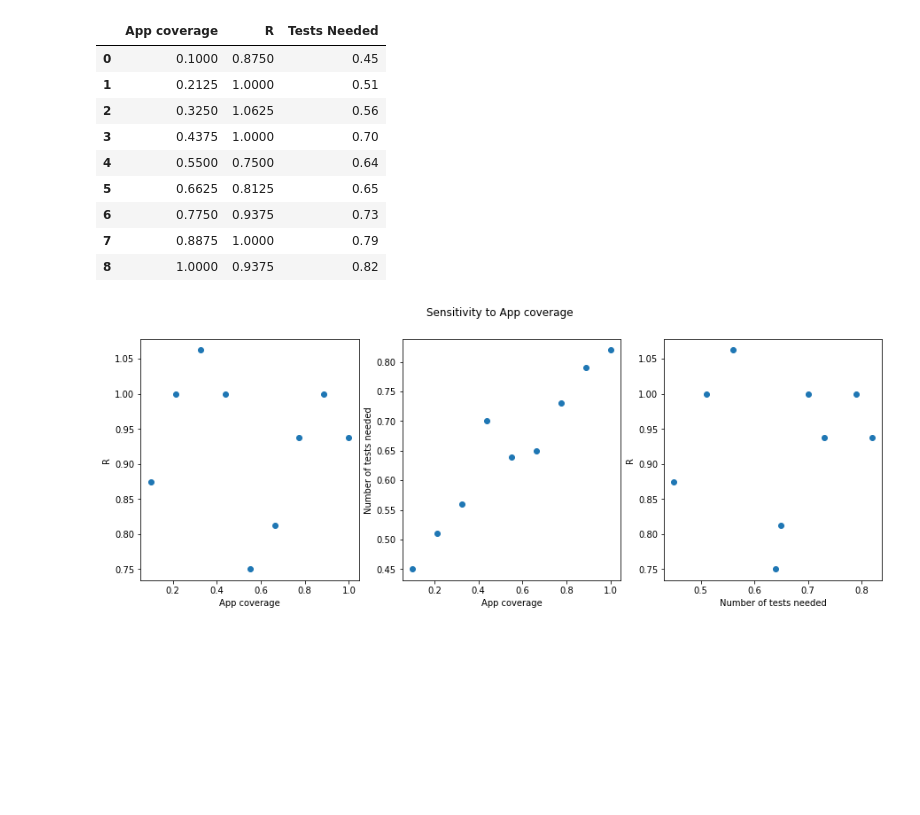
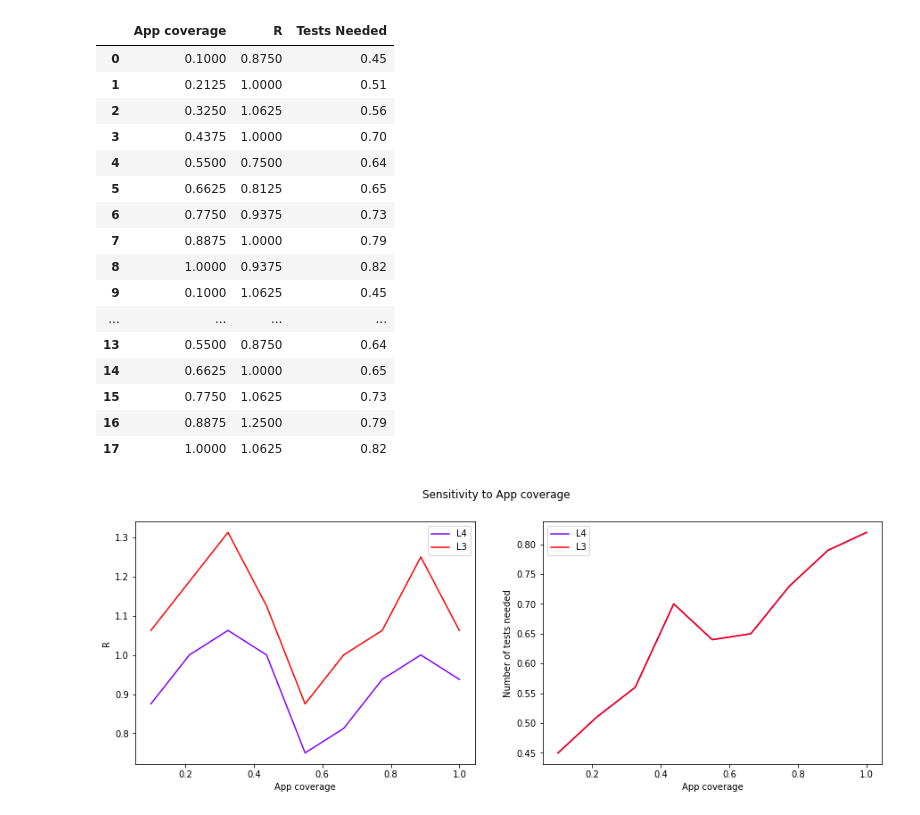
Before and after one commit to rs-delve/tti-explorer, a Jupyter notebook: plots.ipynb, the cells around one changed output. Cells and saved outputs as stored; diff of their text form; code cells hidden in the pictures; blank space fills up the shorter version.

```diff
--- a/plots.ipynb
+++ b/plots.ipynb
@@ -7,91 +10,96 @@ import json
 # %%
-output_folder = "tmp_output"
-scenarios = next(os.walk(output_folder))[1]
+# output_folder = "tmp_output"
+output_folder = "/mnt/d/Projects/covid-19/sensitivity"
+all_scenarios = next(os.walk(output_folder))[1]
 # %%
-def get_param_data(param, scenario, output_folder):
-    scenarios = next(os.walk(output_folder))[1]
-    config_count = len(glob.glob(f'{output_folder}/{scenario}/*.json'))
+def get_param_data(param, scenarios, output_folder):
+    config_count = len(glob.glob(f'{output_folder}/{scenarios[0]}/*.json'))
 
     df_list = []
 
-    for i in range(config_count):
-        config_path = f'{output_folder}/{scenario}/config_{i}.json'
-        run_path = f'{output_folder}/{scenario}/run_{i}.csv'
+    for scenario in scenarios:
+        for i in range(config_count):
+            config_path = f'{output_folder}/{scenario}/config_{i}.json'
+            run_path = f'{output_folder}/{scenario}/run_{i}.csv'
 
-        with open(config_path) as config_file:
-            run_config = json.load(config_file)
+            with open(config_path) as config_file:
+                run_config = json.load(config_file)
 
-        if run_config['sensitivity_target'] == param:
-            df = pd.read_csv(run_path, index_col=None, header=0)
-            df['Strategy'] = scenario
-            df[param] = run_config['config'][param]
-            df_list.append(df)
+            if run_config['sensitivity_target'] == param:
+                df = pd.read_csv(run_path, index_col=None, header=0)
+                df['Strategy'] = scenario
+                df[param] = run_config['config'][param]
+                df_list.append(df)
 
     return pd.concat(df_list, axis=0, ignore_index=True)
 
 
 
-def plots_for_param(param, df, param_label=None, plot_pareto=False, save_as=None):
+def plots_for_param(param, df, scenarios, param_label=None, plot_tests=True, save_as=None):
     if param_label is None:
         param_label = param
 
-    if plot_pareto:
-        plot_count = 3
-    else:
-        plot_count = 2
+
+    colors = cm.rainbow(np.linspace(0, 1, len(scenarios)))
 
     fig = plt.figure(figsize=(15, 5))
 
-    plt.subplot(1, plot_count, 1)
-    plt.scatter(df[param], df['Reduced R']);
+    plt.subplot(1, 2, 1)
+    for i, scenario in enumerate(scenarios):
+        plt.plot(df[df['Strategy']==scenario][param], df[df['Strategy']==scenario]['Reduced R'], c=colors[i], label=scenario);
     plt.xlabel(param_label);
     plt.ylabel('R');
+    plt.legend()
 
-    plt.subplot(1, plot_count, 2)
-    plt.scatter(df[param], df['Tests Needed']);
+    plt.subplot(1, 2, 2)
+    for i, scenario in enumerate(scenarios):
+        plt.plot(df[df['Strategy']==scenario][param], df[df['Strategy']==scenario]['Tests Needed'], c=colors[i], label=scenario);
     plt.xlabel(param_label);
     plt.ylabel('Number of tests needed');
-
-    if plot_pareto:
-        plt.subplot(1, plot_count, 3)
-        plt.scatter(df['Tests Needed'], df['Reduced R']);
-        plt.xlabel('Number of tests needed');
-        plt.ylabel('R');
+    plt.legend()
 
     plt.suptitle(f'Sensitivity to {param_label}')
+
 
     if save_as is not None:
         plt.savefig(save_as)
 
 def table_for_param(param, df, param_label=None, as_latex=True):
     df = df[[param, 'Reduced R', 'Tests Needed']]
 
     if param_label is None:
         param_label = param
 
     df = df.rename(columns={param: param_label, 'Reduced R': 'R'})
 
     if as_latex:
         return df.to_latex()
     else:
         return df
 
 # example usage
-df = get_param_data("app_cov", "L4", "tmp_output")
-plots_for_param("app_cov", df, param_label="App coverage", plot_pareto=True, save_as=None)
+df = get_param_data("app_cov", ["L4", "L3"], "tmp_output")
+plots_for_param("app_cov", df, param_label="App coverage", scenarios=["L4", "L3"], save_as=None)
 table_for_param("app_cov", df, param_label="App coverage", as_latex=False)
 # %% [output]
 |  | App coverage | R | Tests Needed |
 | 0 | 0.1000 | 0.8750 | 0.45 |
 | 1 | 0.2125 | 1.0000 | 0.51 |
 | 2 | 0.3250 | 1.0625 | 0.56 |
 | 3 | 0.4375 | 1.0000 | 0.70 |
 | 4 | 0.5500 | 0.7500 | 0.64 |
 | 5 | 0.6625 | 0.8125 | 0.65 |
 | 6 | 0.7750 | 0.9375 | 0.73 |
 | 7 | 0.8875 | 1.0000 | 0.79 |
 | 8 | 1.0000 | 0.9375 | 0.82 |
+| 9 | 0.1000 | 1.0625 | 0.45 |
+| ... | ... | ... | ... |
+| 13 | 0.5500 | 0.8750 | 0.64 |
+| 14 | 0.6625 | 1.0000 | 0.65 |
+| 15 | 0.7750 | 1.0625 | 0.73 |
+| 16 | 0.8875 | 1.2500 | 0.79 |
+| 17 | 1.0000 | 1.0625 | 0.82 |
-[figure, old version]
+[figure, new version]
 # %%
 parameters = [
     {'name': 'testing_delay', 'label': 'Time needed to get test result',
```
Also changed, not shown: parts of 3 cells of this notebook.
